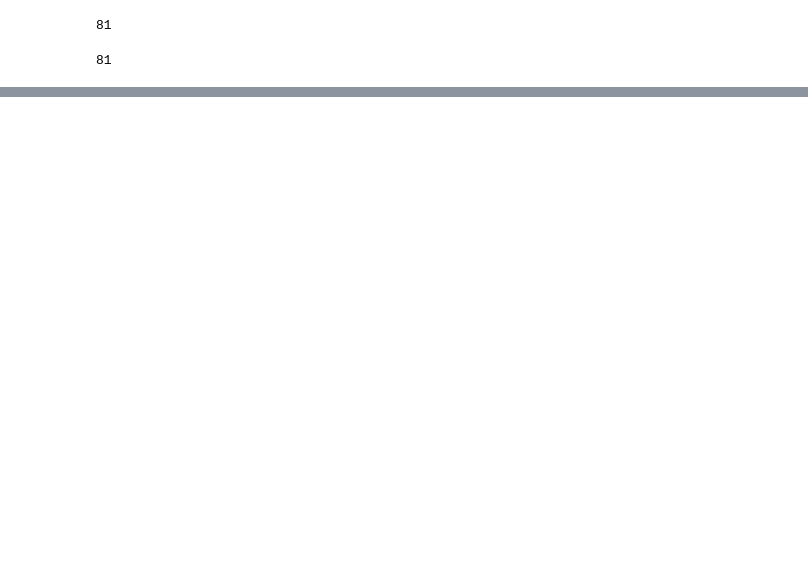
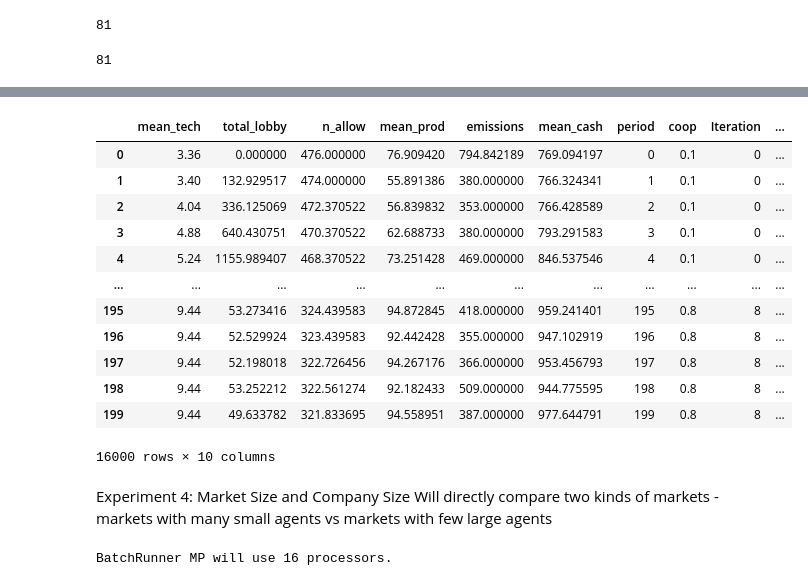
Before and after one commit to Drew-Meseck/Cap-and-Trade-Simulation, a Jupyter notebook: Experiments.ipynb, the cells around one changed output, grey strips where cells are left out. Saved outputs shown, nothing was run; the diff lists cells and outputs as text; code cells hidden in the pictures; blank space fills up the shorter version.

Commit message:
First full experiment code push

```diff
--- a/Experiments.ipynb
+++ b/Experiments.ipynb
@@ -150,0 +192,2 @@ df2.to_csv("out_data/Cap_and_Dec_Experiment.csv")
+# %%
+experiment3.run_all()
@@ -150,0 +212,2 @@ df2.to_csv("out_data/Cap_and_Dec_Experiment.csv")
+# %%
+ex3od = experiment3.get_collector_model()
@@ -150,0 +218,11 @@ df2.to_csv("out_data/Cap_and_Dec_Experiment.csv")
+# %%
+data3 = []
+panel = 0
+for key, value in ex3od.items():
+    lobby = [key[0] for i in range(len(value.mean_tech))]
+    iteration = [key[6] for i in range(len(value))]
+    value["coop"] = lobby
+    value["Iteration"] = iteration
+    value["panel"] = [panel for i in range(len(value))]
+    panel += 1
+    data3.append(value)
@@ -150,0 +249,18 @@ df2.to_csv("out_data/Cap_and_Dec_Experiment.csv")
+# %%
+df3 = pd.concat(data3)
+# %%
+df3
+# %% [output]
+|  | mean_tech | total_lobby | n_allow | mean_prod | emissions | mean_cash | period | coop | Iteration | ... |
+| 0 | 3.36 | 0.000000 | 476.000000 | 76.909420 | 794.842189 | 769.094197 | 0 | 0.1 | 0 | ... |
+| 1 | 3.40 | 132.929517 | 474.000000 | 55.891386 | 380.000000 | 766.324341 | 1 | 0.1 | 0 | ... |
+| 2 | 4.04 | 336.125069 | 472.370522 | 56.839832 | 353.000000 | 766.428589 | 2 | 0.1 | 0 | ... |
+| 3 | 4.88 | 640.430751 | 470.370522 | 62.688733 | 380.000000 | 793.291583 | 3 | 0.1 | 0 | ... |
+| 4 | 5.24 | 1155.989407 | 468.370522 | 73.251428 | 469.000000 | 846.537546 | 4 | 0.1 | 0 | ... |
+| ... | ... | ... | ... | ... | ... | ... | ... | ... | ... | ... |
+| 195 | 9.44 | 53.273416 | 324.439583 | 94.872845 | 418.000000 | 959.241401 | 195 | 0.8 | 8 | ... |
+| 196 | 9.44 | 52.529924 | 323.439583 | 92.442428 | 355.000000 | 947.102919 | 196 | 0.8 | 8 | ... |
+| 197 | 9.44 | 52.198018 | 322.726456 | 94.267176 | 366.000000 | 953.456793 | 197 | 0.8 | 8 | ... |
+| 198 | 9.44 | 53.252212 | 322.561274 | 92.182433 | 509.000000 | 944.775595 | 198 | 0.8 | 8 | ... |
+| 199 | 9.44 | 49.633782 | 321.833695 | 94.558951 | 387.000000 | 977.644791 | 199 | 0.8 | 8 | ... |
+16000 rows × 10 columns
@@ -150,0 +269,3 @@ df2.to_csv("out_data/Cap_and_Dec_Experiment.csv")
+# %% [markdown]
+Experiment 4: Market Size and Company Size
+        Will directly compare two kinds of markets - markets with many small agents vs markets with few large agents
@@ -150,0 +283,9 @@ df2.to_csv("out_data/Cap_and_Dec_Experiment.csv")
+# %%
+experiment4 = BatchRunnerMP(Environment,
+    nr_processes= None,
+    variable_parameters = variable_params4,
+    fixed_parameters = fixed_params4,
+    iterations = 10,
+    max_steps = 200)
+# %% [output]
+BatchRunner MP will use 16 processors.
```
Also changed, not shown: parts of 19 cells of this notebook.
